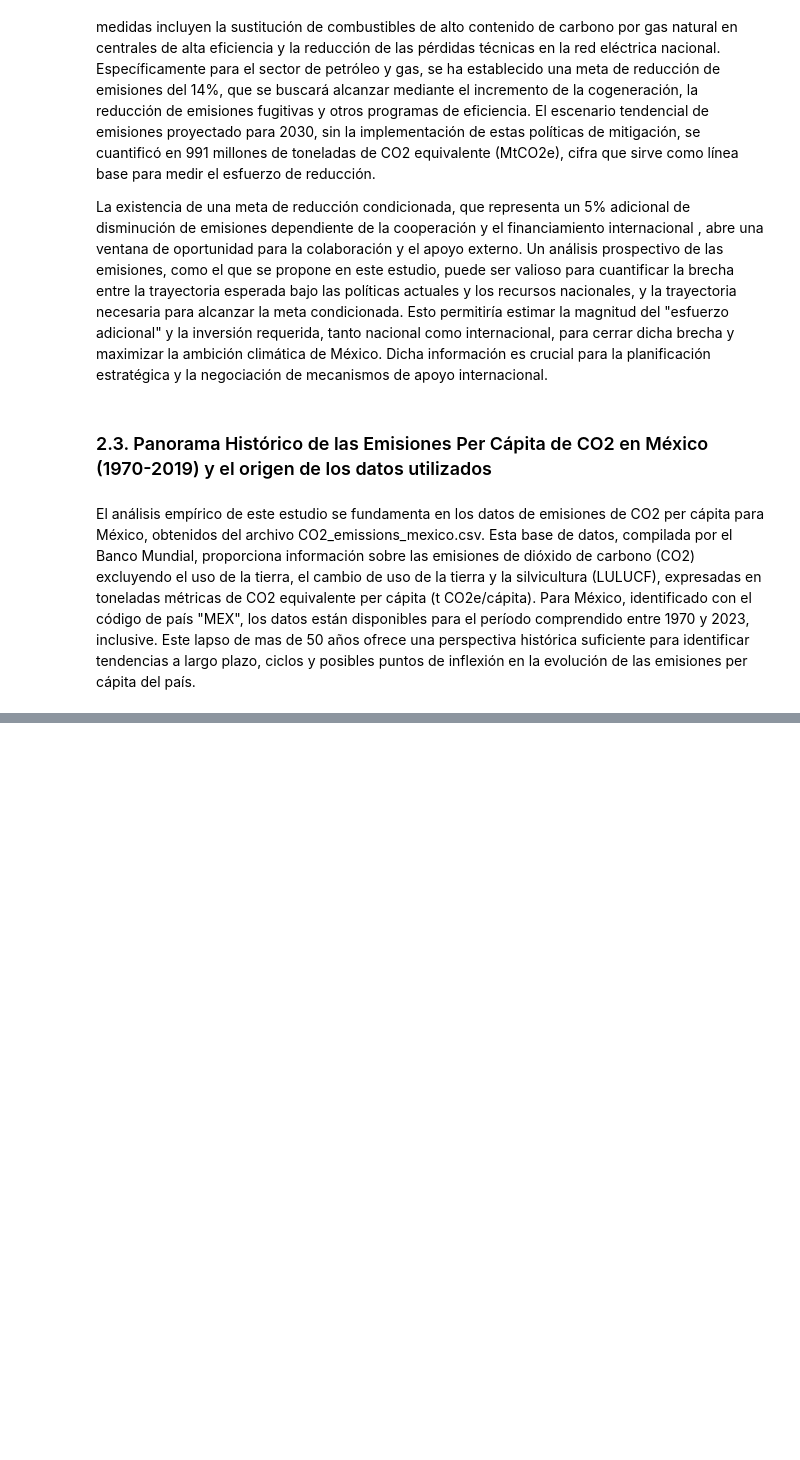
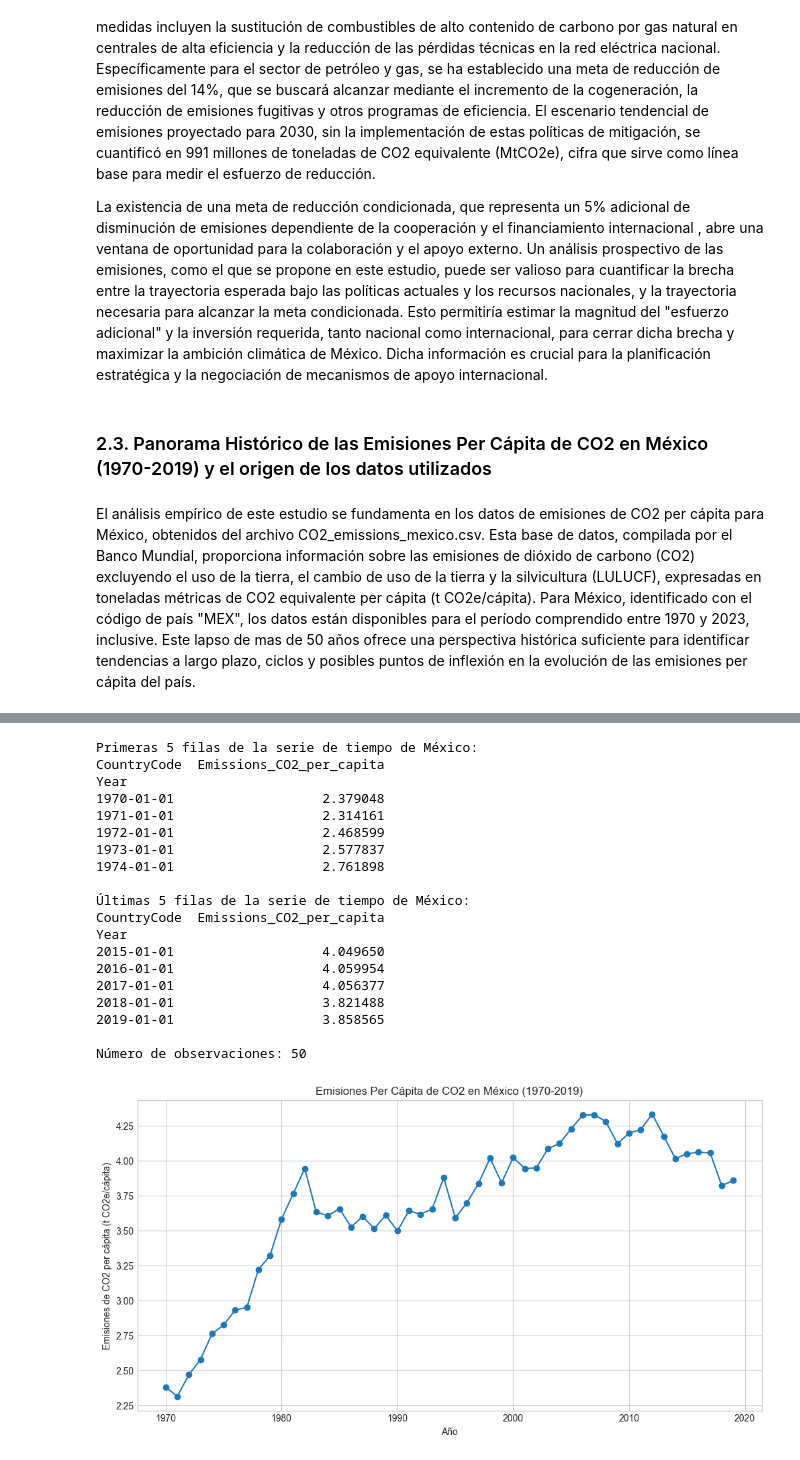
Before and after one commit to ClaudioGlez21/Pronosticar-para-Transformar, a Jupyter notebook: Pronosticar para Transformar.ipynb, the cells around one changed output, grey strips where cells are left out. Saved outputs shown, nothing was run; the diff lists cells and outputs as text; code cells hidden in the pictures; blank space fills up the shorter version.

```diff
--- a/Pronosticar para Transformar.ipynb
+++ b/Pronosticar para Transformar.ipynb
@@ -580,0 +126,39 @@ No se ha seleccionado un mejor modelo para la generación de pronósticos.
+# %%
+plt.style.use('seaborn-v0_8-whitegrid')
+df_mexico_series_ts_index = df_mexico_series.copy()
+df_mexico_series_ts_index.index = df_mexico_series_ts_index.index.to_timestamp()
+
+print("Primeras 5 filas de la serie de tiempo de México:")
+print(df_mexico_series_ts_index.head())
+print("\nÚltimas 5 filas de la serie de tiempo de México:")
+print(df_mexico_series_ts_index.tail())
+print(f"\nNúmero de observaciones: {len(df_mexico_series_ts_index)}")
+
+plt.figure(figsize=(12, 6))
+plt.plot(df_mexico_series_ts_index.index, df_mexico_series_ts_index['Emissions_CO2_per_capita'], marker='o', linestyle='-')
+plt.title('Emisiones Per Cápita de CO2 en México (1970-2019)')
+plt.xlabel('Año')
+plt.ylabel('Emisiones de CO2 per cápita (t CO2e/cápita)')
+plt.grid(True)
+plt.show()
+# %% [output]
+Primeras 5 filas de la serie de tiempo de México:
+CountryCode  Emissions_CO2_per_capita
+Year
+1970-01-01                   2.379048
+1971-01-01                   2.314161
+1972-01-01                   2.468599
+1973-01-01                   2.577837
+1974-01-01                   2.761898
+
+Últimas 5 filas de la serie de tiempo de México:
+CountryCode  Emissions_CO2_per_capita
+Year
+2015-01-01                   4.049650
+2016-01-01                   4.059954
+2017-01-01                   4.056377
+2018-01-01                   3.821488
+2019-01-01                   3.858565
+
+Número de observaciones: 50
+[figure, added]
```
Also changed, not shown: parts of 51 cells of this notebook.
